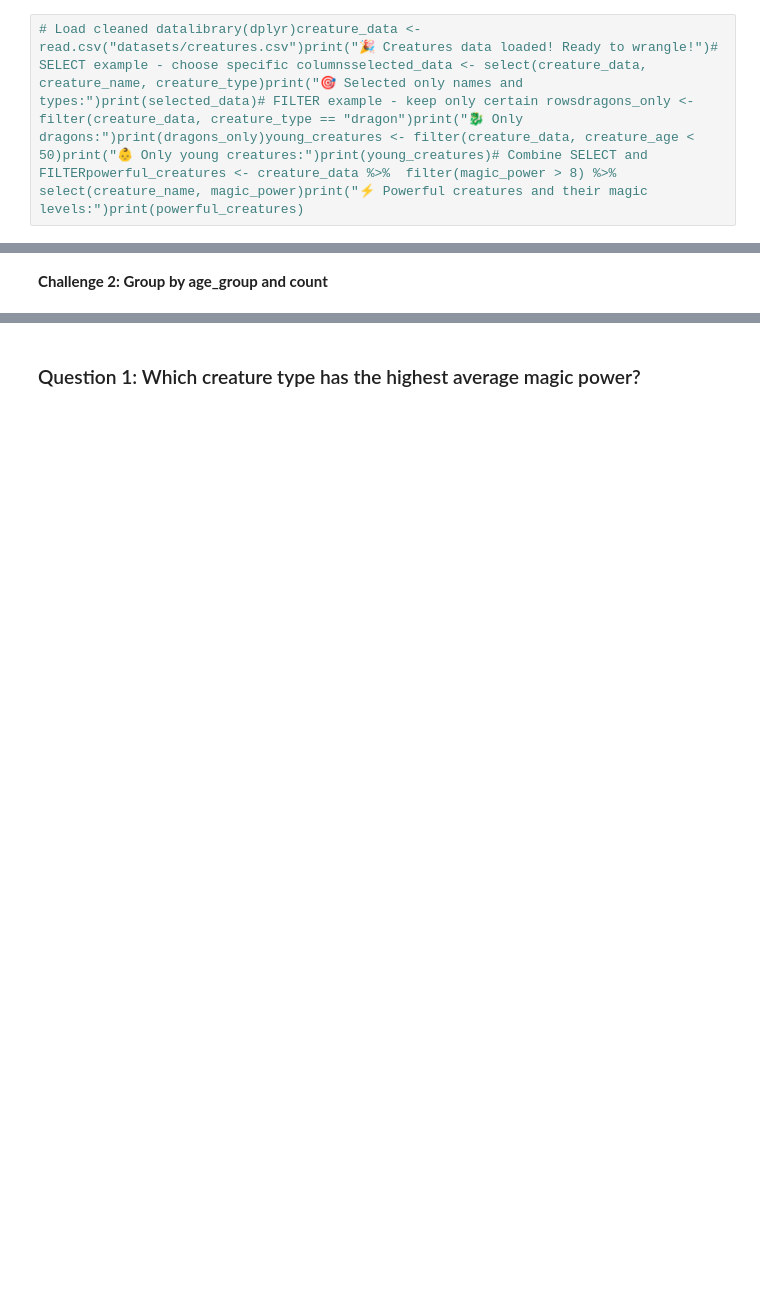
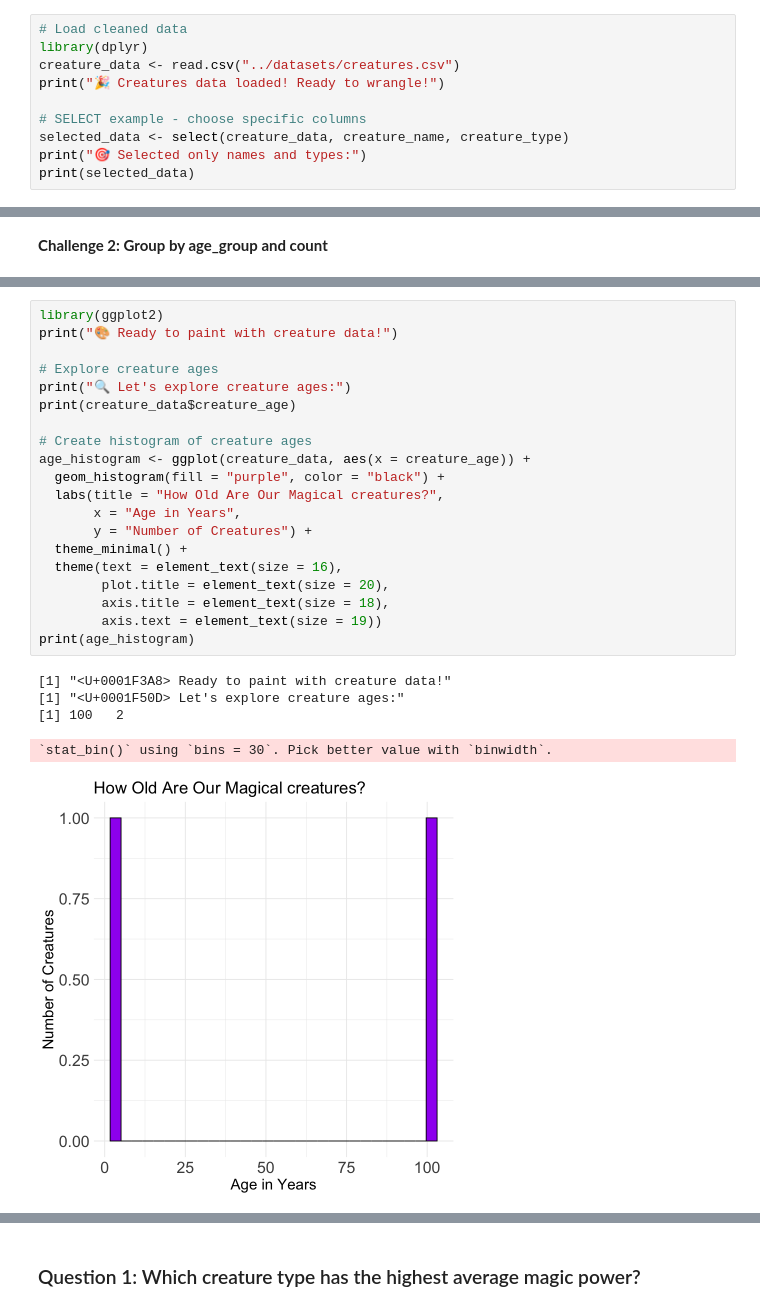
Before and after one commit to skysheng7/data_science_for_kids, a Jupyter notebook: docs/day03/solutions/day03_spell_solutions_nb.ipynb, the cells around one changed output, grey strips where cells are left out. Saved outputs shown, nothing was run; the diff lists cells and outputs as text; blank space fills up the shorter version.

```diff
--- a/docs/day03/solutions/day03_spell_solutions_nb.ipynb
+++ b/docs/day03/solutions/day03_spell_solutions_nb.ipynb
@@ -11,2 +169,10 @@
 # %%
-# Load cleaned datalibrary(dplyr)creature_data <- read.csv("datasets/creatures.csv")print("🎉 Creatures data loaded! Ready to wrangle!")# SELECT example - choose specific columnsselected_data <- select(creature_data, creature_name, creature_type)print("🎯 Selected only names and types:")print(selected_data)# FILTER example - keep only certain rowsdragons_only <- filter(creature_data, creature_type == "dragon")print("🐉 Only dragons:")print(dragons_only)young_creatures <- filter(creature_data, creature_age < 50)print("👶 Only young creatures:")print(young_creatures)# Combine SELECT and FILTERpowerful_creatures <- creature_data %>%  filter(magic_power > 8) %>%  select(creature_name, magic_power)print("⚡ Powerful creatures and their magic levels:")print(powerful_creatures)
+# Load cleaned data
+library(dplyr)
+creature_data <- read.csv("../datasets/creatures.csv")
+print("🎉 Creatures data loaded! Ready to wrangle!")
+
+# SELECT example - choose specific columns
+selected_data <- select(creature_data, creature_name, creature_type)
+print("🎯 Selected only names and types:")
+print(selected_data)
@@ -76,0 +419,26 @@ age_totals <- creature_data %>%  group_by(creature_type) %>%  summarize(average_
+# %%
+library(ggplot2)
+print("🎨 Ready to paint with creature data!")
+
+# Explore creature ages
+print("🔍 Let's explore creature ages:")
+print(creature_data$creature_age)
+
+# Create histogram of creature ages
+age_histogram <- ggplot(creature_data, aes(x = creature_age)) +
+  geom_histogram(fill = "purple", color = "black") +
+  labs(title = "How Old Are Our Magical creatures?",
+       x = "Age in Years",
+       y = "Number of Creatures") +
+  theme_minimal() +
+  theme(text = element_text(size = 16),
+        plot.title = element_text(size = 20),
+        axis.title = element_text(size = 18),
+        axis.text = element_text(size = 19))
+print(age_histogram)
+# %% [output]
+[1] "<U+0001F3A8> Ready to paint with creature data!"
+[1] "<U+0001F50D> Let's explore creature ages:"
+[1] 100   2
+`stat_bin()` using `bins = 30`. Pick better value with `binwidth`.
+[figure, added]
```
Also changed, not shown: parts of 90 cells of this notebook, 14 other files.
